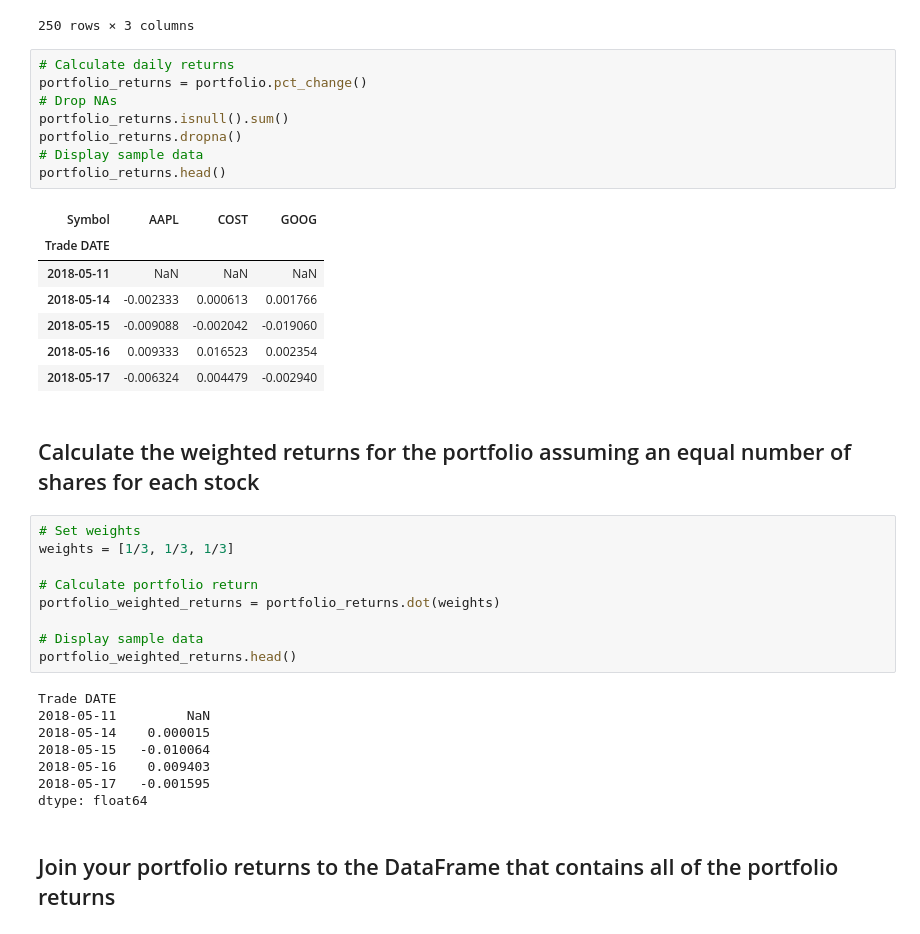
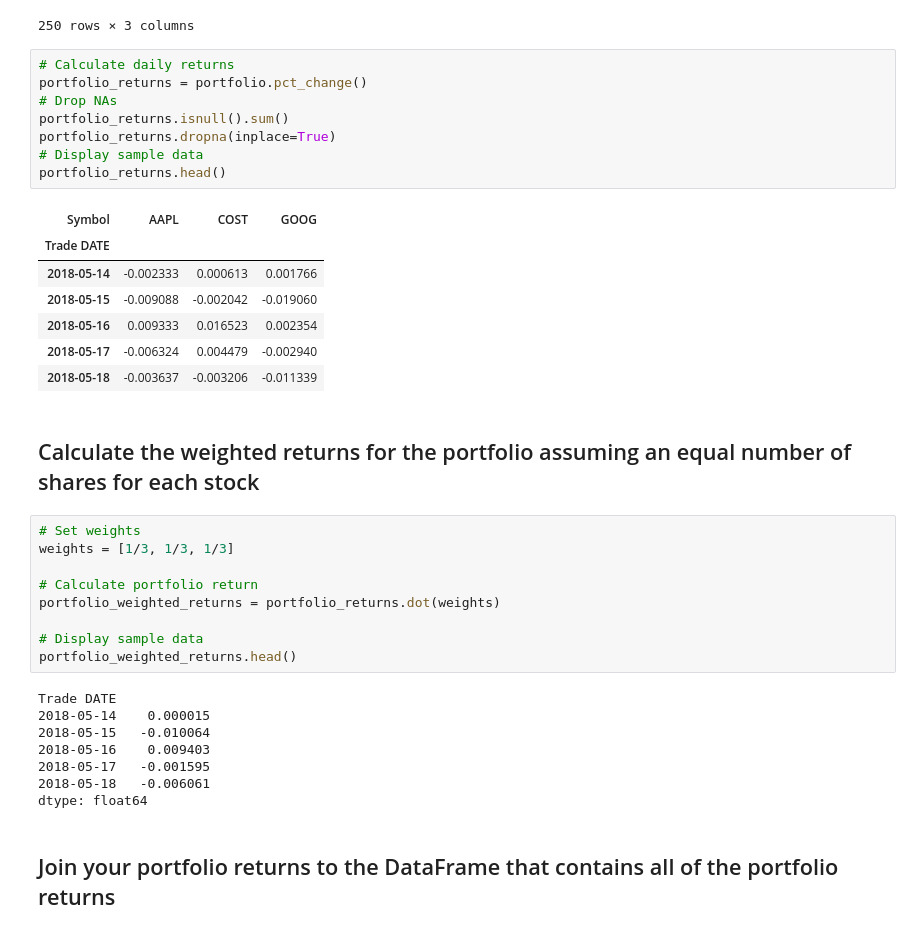
Before and after one commit to Aqui1983/Module_4_challenge, a Jupyter notebook: Module_4_challenge_starter_code/whale_analysis.ipynb, the cells around one changed output. Saved outputs shown, nothing was run; the diff lists cells and outputs as text.

```diff
--- a/Module_4_challenge_starter_code/whale_analysis.ipynb
+++ b/Module_4_challenge_starter_code/whale_analysis.ipynb
@@ -471,19 +471,19 @@ portfolio
 # %%
 # Calculate daily returns
 portfolio_returns = portfolio.pct_change()
 # Drop NAs
 portfolio_returns.isnull().sum()
-portfolio_returns.dropna()
+portfolio_returns.dropna(inplace=True)
 # Display sample data
 portfolio_returns.head()
 # %% [output]
 | Symbol | AAPL | COST | GOOG |
 | Trade DATE |  |  |  |
-| 2018-05-11 | NaN | NaN | NaN |
 | 2018-05-14 | -0.002333 | 0.000613 | 0.001766 |
 | 2018-05-15 | -0.009088 | -0.002042 | -0.019060 |
 | 2018-05-16 | 0.009333 | 0.016523 | 0.002354 |
 | 2018-05-17 | -0.006324 | 0.004479 | -0.002940 |
+| 2018-05-18 | -0.003637 | -0.003206 | -0.011339 |
 # %% [markdown]
 ## Calculate the weighted returns for the portfolio assuming an equal number of shares for each stock
 # %%
@@ -497,11 +497,11 @@ portfolio_weighted_returns = portfolio_returns.dot(weights)
 portfolio_weighted_returns.head()
 # %% [output]
 Trade DATE
-2018-05-11         NaN
 2018-05-14    0.000015
 2018-05-15   -0.010064
 2018-05-16    0.009403
 2018-05-17   -0.001595
+2018-05-18   -0.006061
 dtype: float64
 # %% [markdown]
 ## Join your portfolio returns to the DataFrame that contains all of the portfolio returns
```
Also changed, not shown: parts of 2 cells of this notebook.
